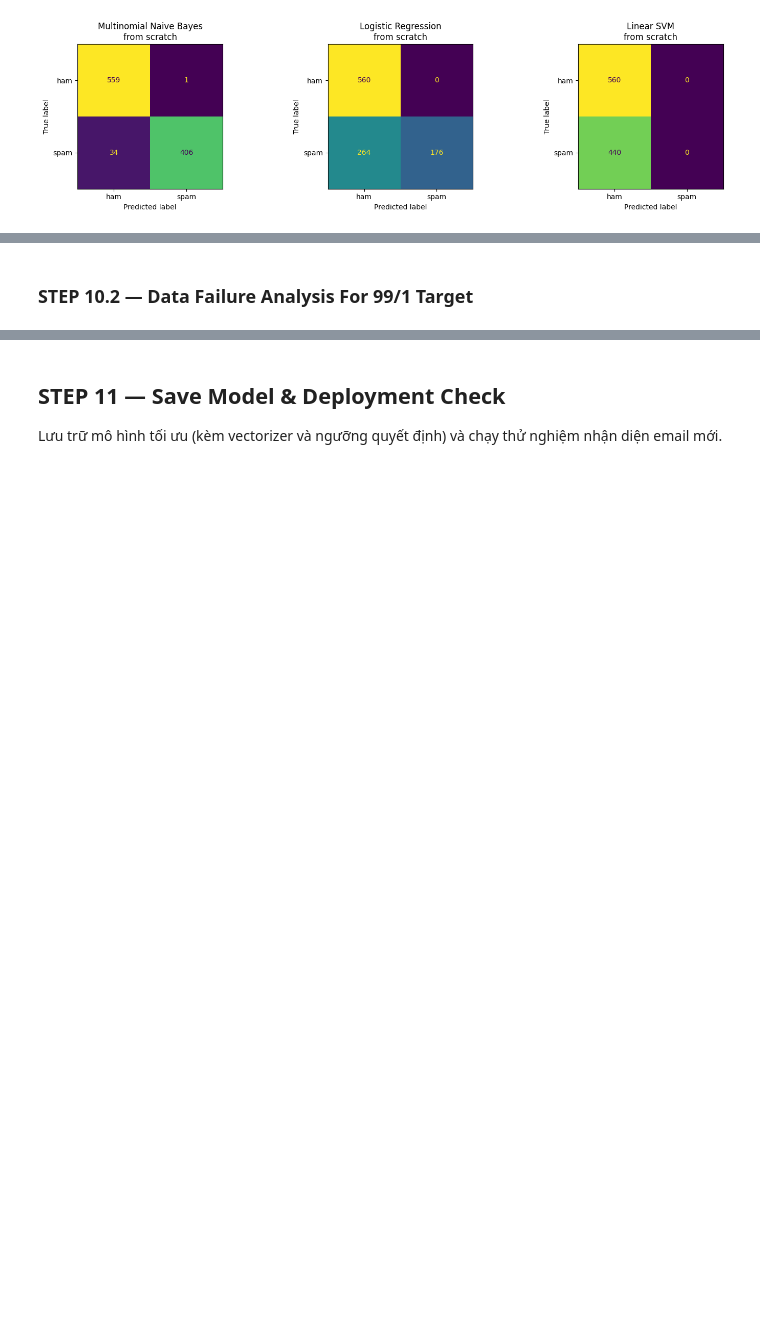
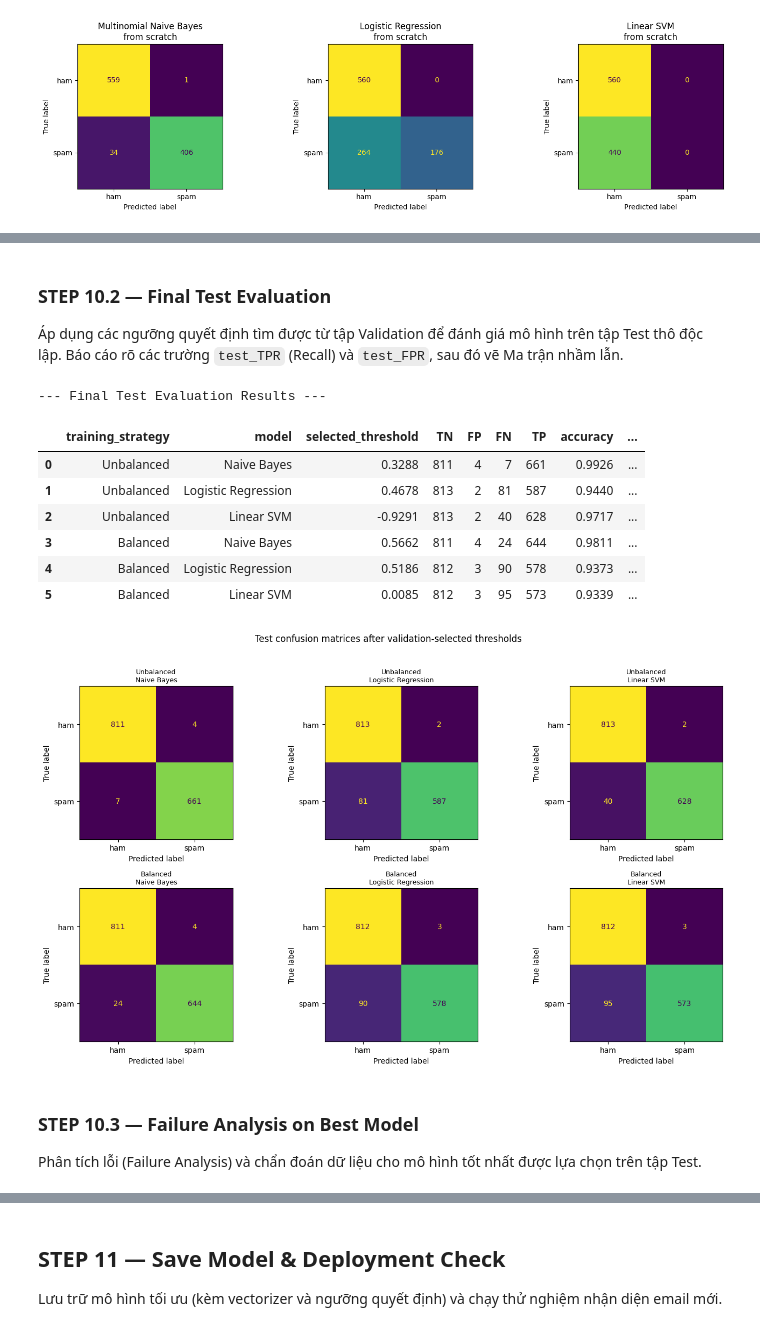
Before and after one commit to QuangManhAI/lab01-machine-learning, a Jupyter notebook: notebooks/lab01.ipynb, the cells around one changed output, grey strips where cells are left out. Saved outputs shown, nothing was run; the diff lists cells and outputs as text; code cells hidden in the pictures; blank space fills up the shorter version.

Commit message:
Restructure notebook to run validation threshold tuning and ROC survey before test set evaluation, and rename test recall to test_TPR

```diff
--- a/notebooks/lab01.ipynb
+++ b/notebooks/lab01.ipynb
@@ -694,3 +688,75 @@ plt.show()
-# %% [markdown]
-### STEP 10.2 — Data Failure Analysis For 99/1 Target
+# %% [markdown]
+### STEP 10.2 — Final Test Evaluation
+
+Áp dụng các ngưỡng quyết định tìm được từ tập Validation để đánh giá mô hình trên tập Test thô độc lập. Báo cáo rõ các trường `test_TPR` (Recall) và `test_FPR`, sau đó vẽ Ma trận nhầm lẫn.
+# %%
+test_results = []
+test_matrices = []
+
+for mode_name, train_df in train_modes.items():
+    for algo_name in ["Naive Bayes", "Logistic Regression", "Linear SVM"]:
+        key = f"{mode_name}_{algo_name}"
+        payload = trained_models[key]
+
+        y_test_arr = payload["y_test_arr"]
+        test_scores = payload["test_scores"]
+        thresh = payload["threshold"]
+
+        y_test_bin = (y_test_arr == positive_label).astype(int)
+        test_preds = np.where(test_scores >= thresh, positive_label, negative_label)
+        test_preds_bin = (test_preds == positive_label).astype(int)
+
+        tn, fp, fn, tp = confusion_matrix(y_test_bin, test_preds_bin, labels=[0, 1]).ravel()
+        test_acc = accuracy_score(y_test_bin, test_preds_bin)
+        test_prec = precision_score(y_test_bin, test_preds_bin, zero_division=0)
+        test_tpr = recall_score(y_test_bin, test_preds_bin, zero_division=0)
+        test_fpr = fp / (fp + tn) if (fp + tn) else 0
+
+        test_results.append({
+            "training_strategy": mode_name,
+            "model": algo_name,
+            "selected_threshold": thresh,
+            "TN": tn, "FP": fp, "FN": fn, "TP": tp,
+            "accuracy": test_acc,
+            "precision": test_prec,
+            "test_TPR": test_tpr,
+            "test_FPR": test_fpr
+        })
+
+        test_matrices.append({
+            "training_strategy": mode_name,
+            "model": algo_name,
+            "matrix": np.array([[tn, fp], [fn, tp]])
+        })
+
+df_test_results = pd.DataFrame(test_results)
+print("--- Final Test Evaluation Results ---")
+display(df_test_results.round(4))
+
+# Plot Test Confusion Matrices
+fig, axes = plt.subplots(2, 3, figsize=(14, 8))
+axes = axes.ravel()
+for axis, payload in zip(axes, test_matrices):
+    display_obj = ConfusionMatrixDisplay(confusion_matrix=payload["matrix"], display_labels=["ham", "spam"])
+    display_obj.plot(ax=axis, values_format="d", colorbar=False)
+    axis.set_title(f'{payload["training_strategy"]}\n{payload["model"]}', fontsize=9)
+for axis in axes[len(test_matrices):]:
+    axis.axis("off")
+plt.suptitle("Test confusion matrices after validation-selected thresholds", y=1.02)
+plt.tight_layout()
+plt.show()
+# %% [output]
+--- Final Test Evaluation Results ---
+|  | training_strategy | model | selected_threshold | TN | FP | FN | TP | accuracy | ... |
+| 0 | Unbalanced | Naive Bayes | 0.3288 | 811 | 4 | 7 | 661 | 0.9926 | ... |
+| 1 | Unbalanced | Logistic Regression | 0.4678 | 813 | 2 | 81 | 587 | 0.9440 | ... |
+| 2 | Unbalanced | Linear SVM | -0.9291 | 813 | 2 | 40 | 628 | 0.9717 | ... |
+| 3 | Balanced | Naive Bayes | 0.5662 | 811 | 4 | 24 | 644 | 0.9811 | ... |
+| 4 | Balanced | Logistic Regression | 0.5186 | 812 | 3 | 90 | 578 | 0.9373 | ... |
+| 5 | Balanced | Linear SVM | 0.0085 | 812 | 3 | 95 | 573 | 0.9339 | ... |
+[figure, added]
+# %% [markdown]
+### STEP 10.3 — Failure Analysis on Best Model
+
+Phân tích lỗi (Failure Analysis) và chẩn đoán dữ liệu cho mô hình tốt nhất được lựa chọn trên tập Test.
 # %%
```
Also changed, not shown: parts of 10 cells of this notebook.
